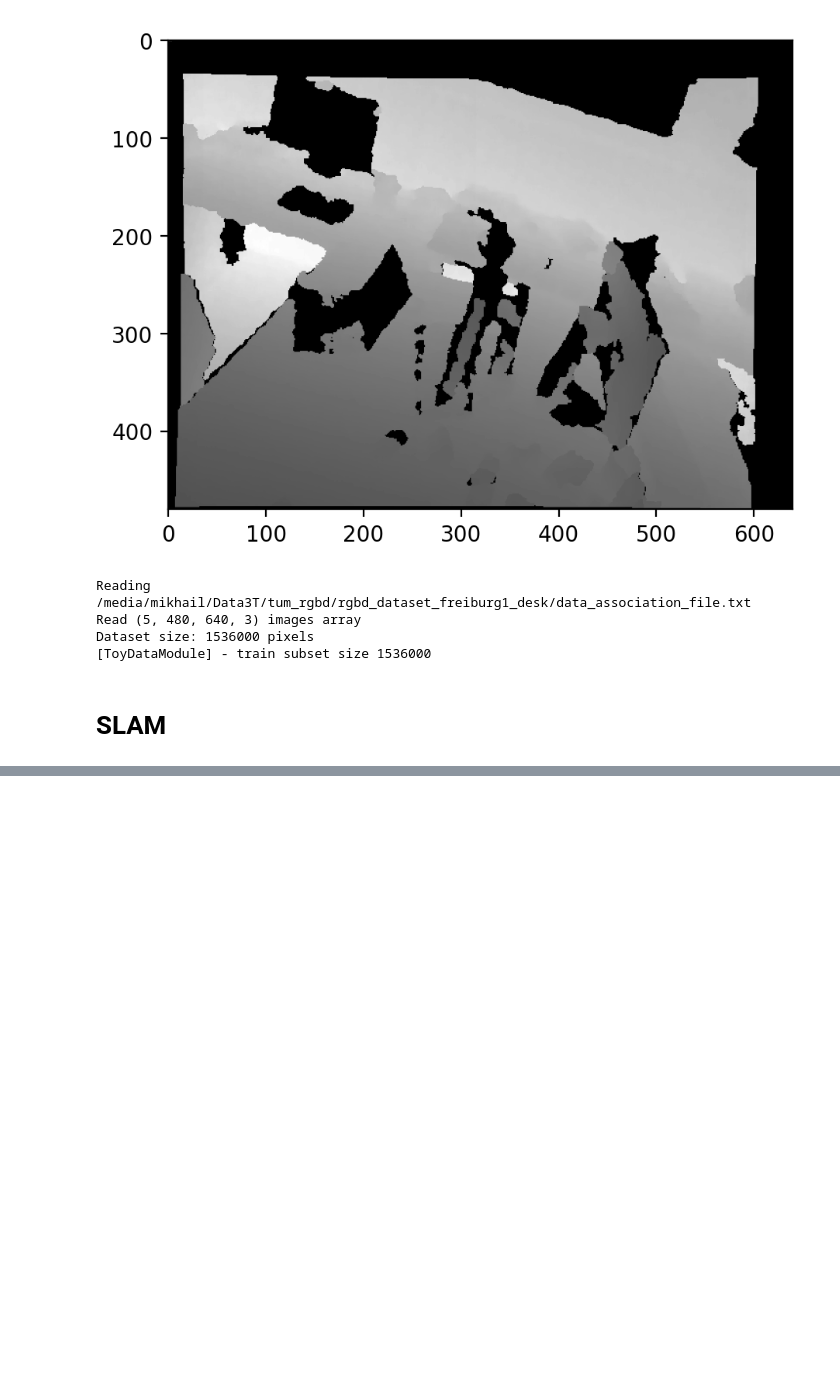
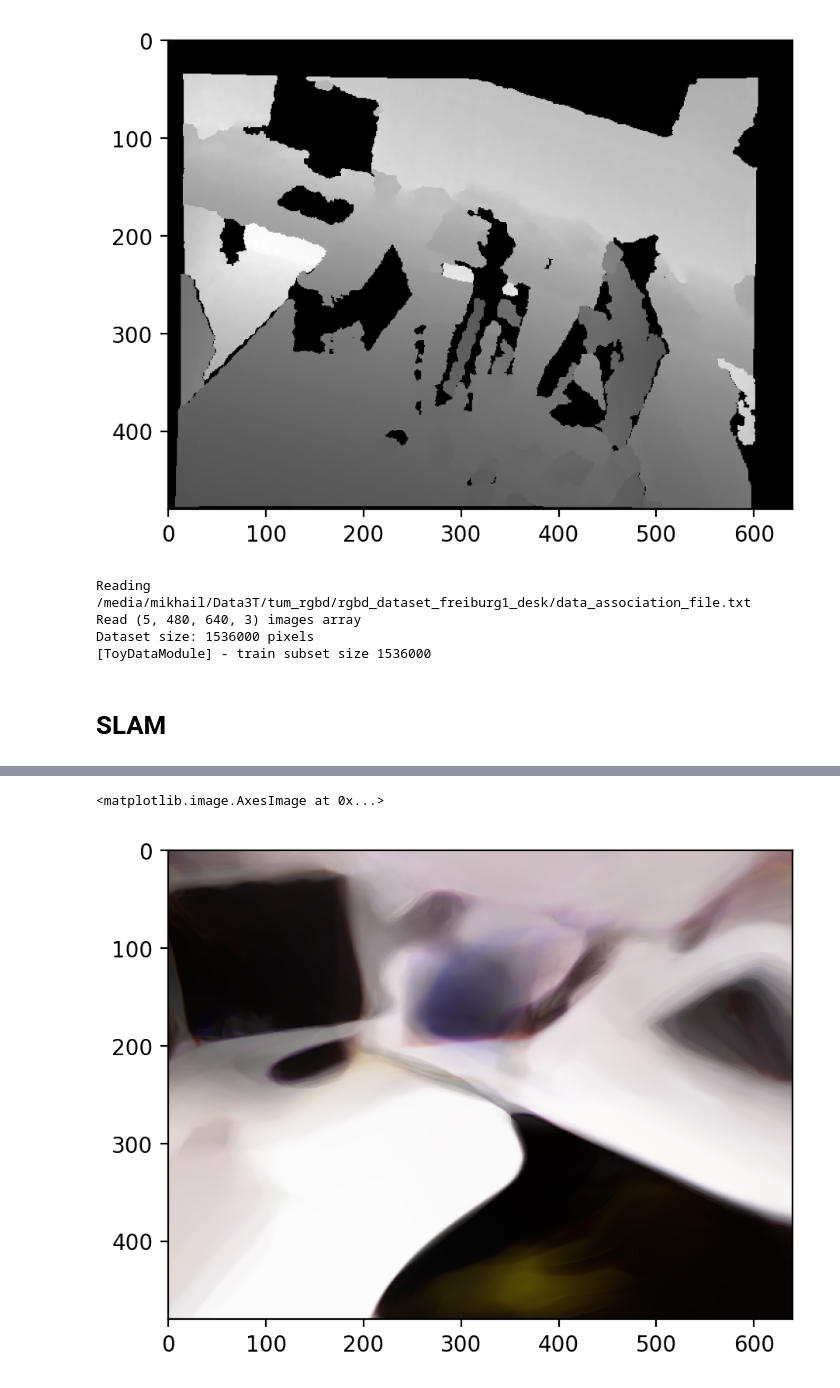
Before and after one commit to MisterMap/imap-pytorch, a Jupyter notebook: notebook/tum_imap_slam.ipynb, the cells around one changed output, grey strips where cells are left out. Saved outputs shown, nothing was run; the diff lists cells and outputs as text; code cells hidden in the pictures; blank space fills up the shorter version.

```diff
--- a/notebook/tum_imap_slam.ipynb
+++ b/notebook/tum_imap_slam.ipynb
@@ -199,0 +311,11 @@ show_trajectories(
+# %%
+reconstructed_image = torch.cat(output_fine_color, dim=0).reshape(480 // scale, 640 // scale, 3).detach().cpu().numpy()
+mean = data_module.camera_info()._color_mean
+std = data_module.camera_info()._color_std
+reconstructed_image = reconstructed_image * std[None, None] + mean[None, None]
+reconstructed_image = np.clip(reconstructed_image / 255., 0, 1)
+figure = plt.figure(dpi=200)
+plt.imshow(cv2.cvtColor(reconstructed_image, cv2.COLOR_RGB2BGR))
+# %% [output]
+<matplotlib.image.AxesImage at 0x...>
+[figure, added]
```
Also changed, not shown: parts of 23 cells of this notebook, 17 other files.
